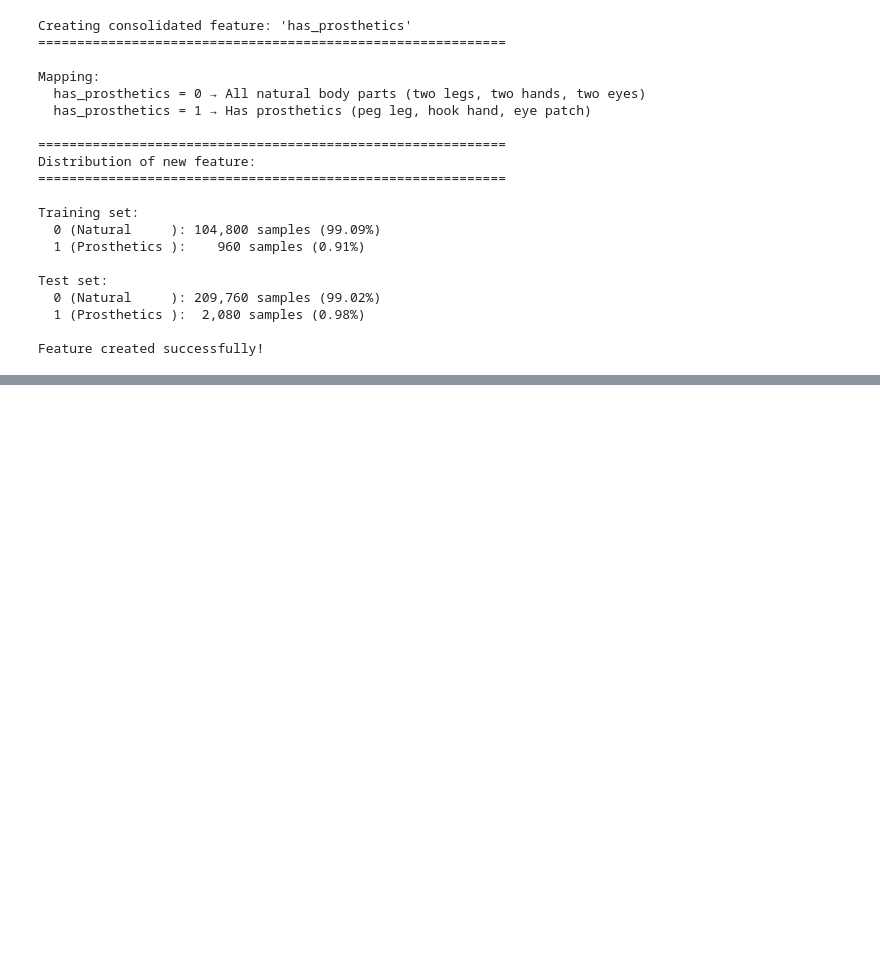
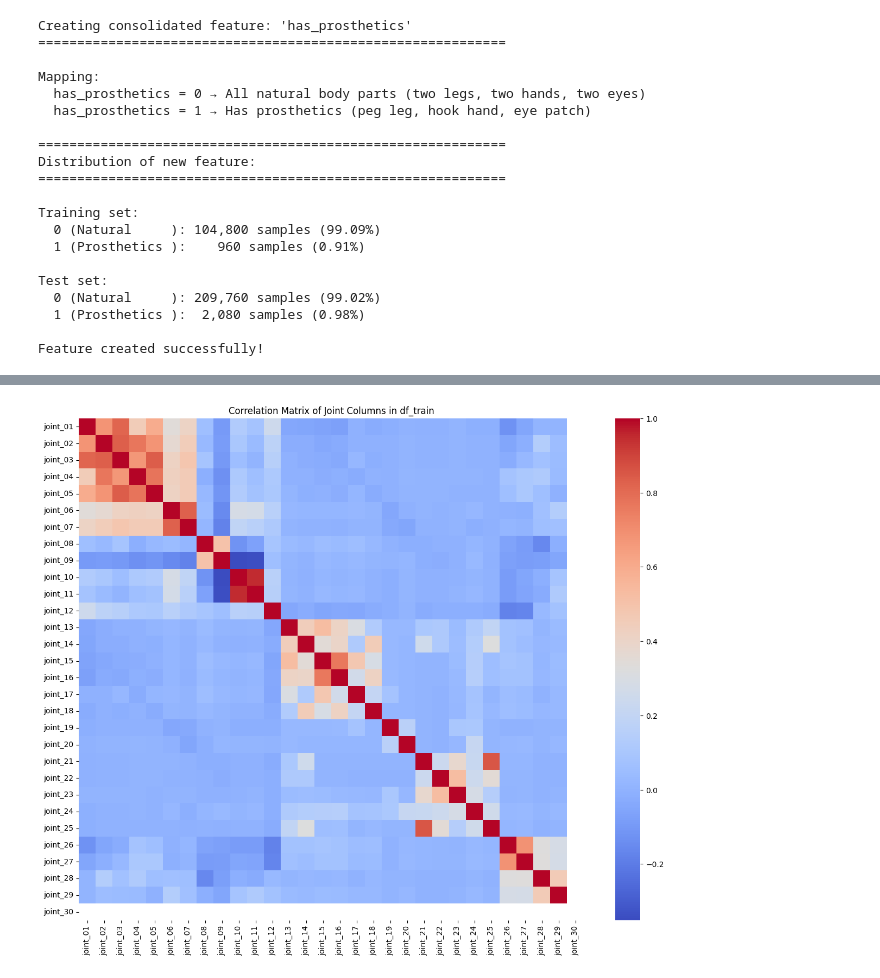
Before and after one commit to francinze/Ch_An2DL, a Jupyter notebook: data_exploration.ipynb, the cells around one changed output, grey strips where cells are left out. Drawn from its saved outputs; the diff is of its cells as text; code cells hidden in the pictures; blank space fills up the shorter version.

```diff
--- a/data_exploration.ipynb
+++ b/data_exploration.ipynb
@@ -218,0 +402,9 @@ Feature created successfully!
+# %%
+joint_data_train = df_train[joint_cols]
+correlation_matrix_train = joint_data_train.corr()
+plt.figure(figsize=(15, 12))
+sns.heatmap(correlation_matrix_train, annot=False, cmap='coolwarm', fmt=".2f")
+plt.title('Correlation Matrix of Joint Columns in df_train')
+plt.show()
+# %% [output]
+[figure, added]
```
Also changed, not shown: parts of 10 cells of this notebook.
